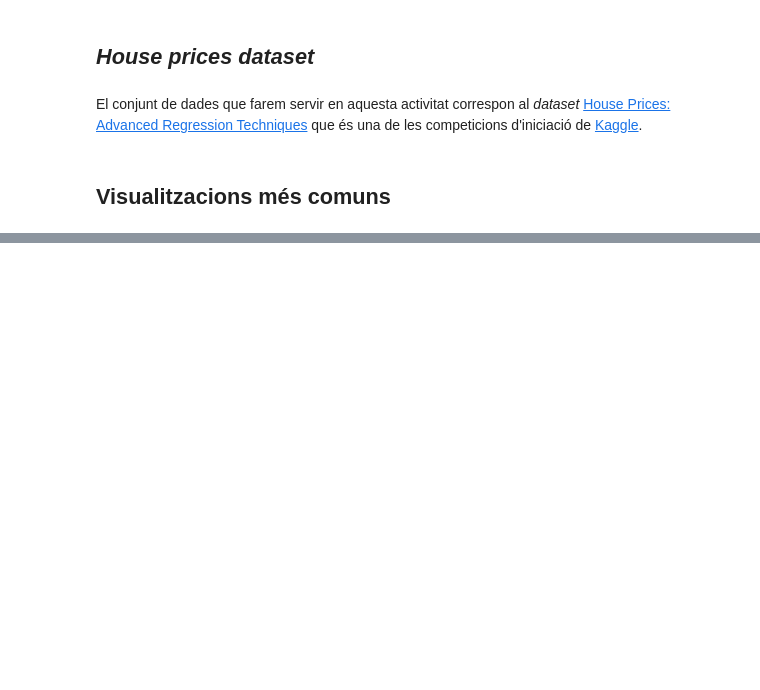
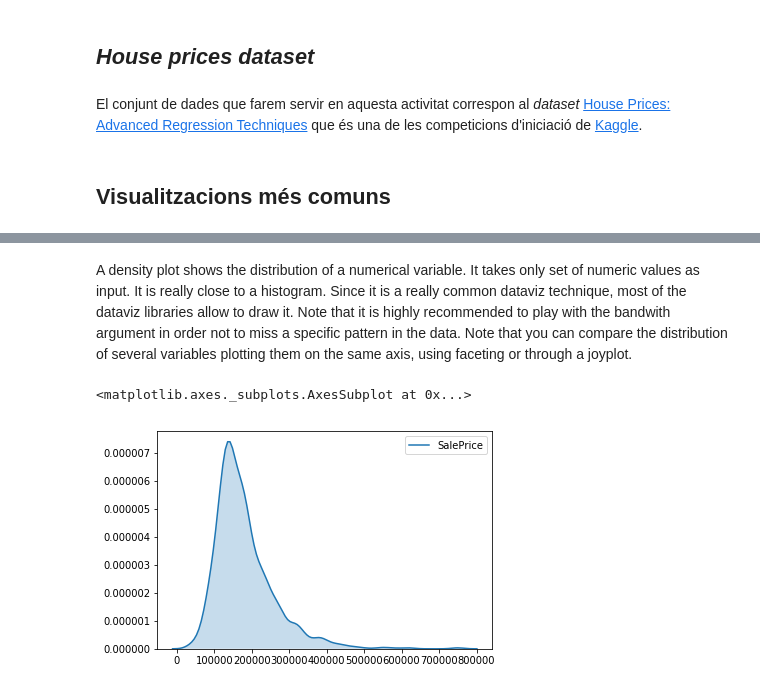
Before and after one commit to xdurana/uoc-dmlab, a Jupyter notebook: 6/visualitzacio-dades.ipynb, the cells around one changed output, grey strips where cells are left out. Cells and saved outputs as stored; diff of their text form; code cells hidden in the pictures; blank space fills up the shorter version.

Commit message:
Update dataviz activity

```diff
--- a/6/visualitzacio-dades.ipynb
+++ b/6/visualitzacio-dades.ipynb
@@ -74,0 +90,7 @@ df_train = pd.read_csv('data/train.csv')
+# %% [markdown]
+A density plot shows the distribution of a numerical variable. It takes only set of numeric values as input. It is really close to a histogram. Since it is a really common dataviz technique, most of the dataviz libraries allow to draw it. Note that it is highly recommended to play with the bandwith argument in order not to miss a specific pattern in the data. Note that you can compare the distribution of several variables plotting them on the same axis, using faceting or through a joyplot.
+# %%
+sns.kdeplot(df_train["SalePrice"], shade=True)
+# %% [output]
+<matplotlib.axes._subplots.AxesSubplot at 0x...>
+[figure, added]
```
Also changed, not shown: parts of 24 cells of this notebook, 1 other file.
